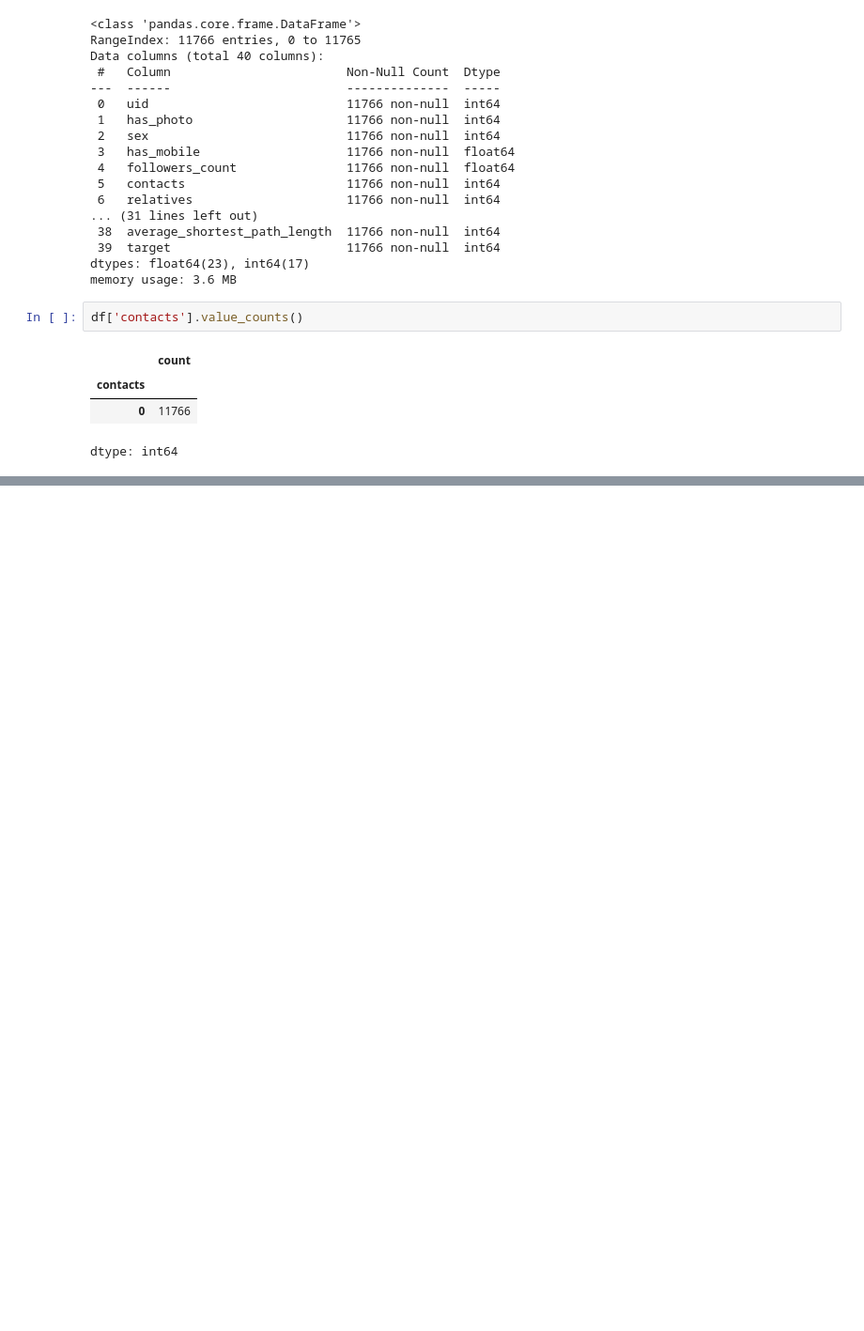
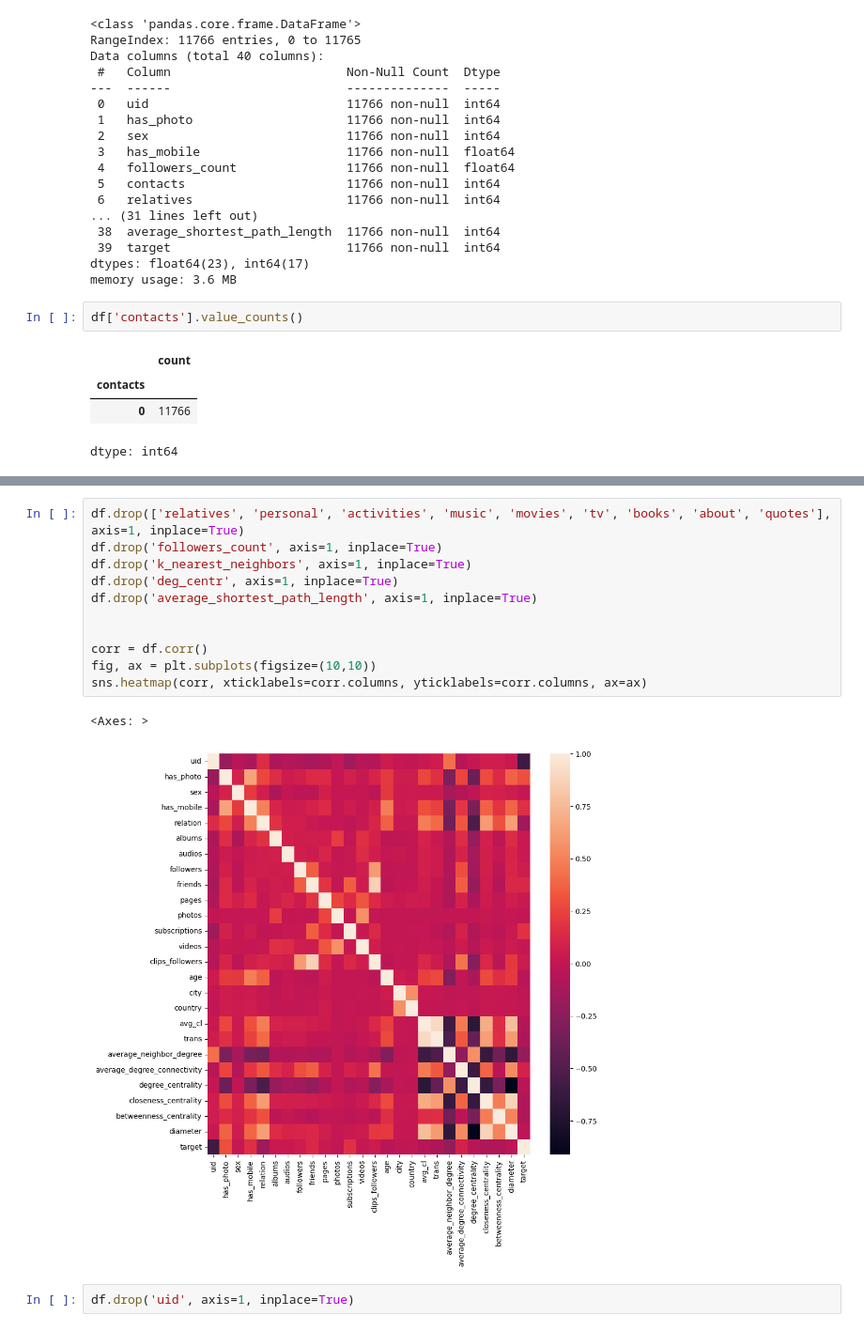
Before and after one commit to olovekb/vk_bot_detection_RTF, a Jupyter notebook: main.ipynb, the cells around one changed output, grey strips where cells are left out. Shown at 94% size. Drawn from its saved outputs; the diff is of its cells as text; blank space fills up the shorter version.

```diff
--- a/main.ipynb
+++ b/main.ipynb
@@ -74,0 +234,16 @@ dtype: int64
+# %%
+df.drop(['relatives', 'personal', 'activities', 'music', 'movies', 'tv', 'books', 'about', 'quotes'], axis=1, inplace=True)
+df.drop('followers_count', axis=1, inplace=True)
+df.drop('k_nearest_neighbors', axis=1, inplace=True)
+df.drop('deg_centr', axis=1, inplace=True)
+df.drop('average_shortest_path_length', axis=1, inplace=True)
+
+
+corr = df.corr()
+fig, ax = plt.subplots(figsize=(10,10))
+sns.heatmap(corr, xticklabels=corr.columns, yticklabels=corr.columns, ax=ax)
+# %% [output]
+<Axes: >
+[figure, added]
+# %%
+df.drop('uid', axis=1, inplace=True)
```
Also changed, not shown: parts of 18 cells of this notebook.
